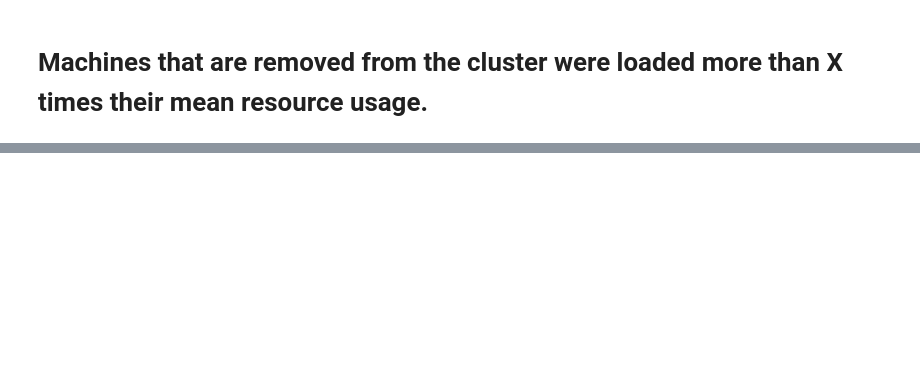
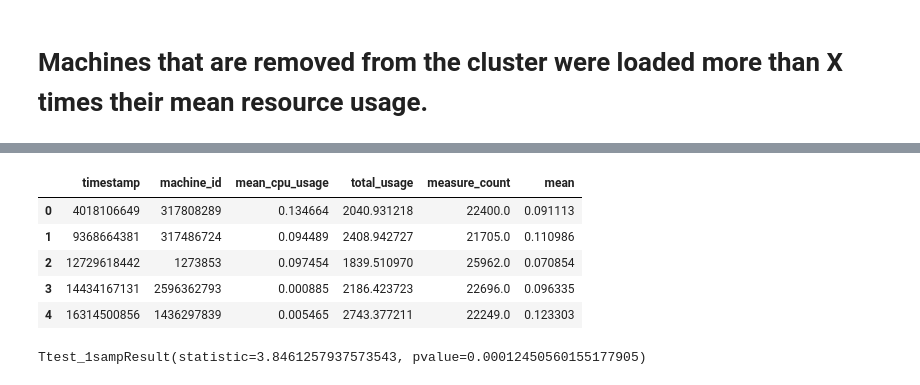
Before and after one commit to faizaan09/google-trace-analysis, a Jupyter notebook: explore.ipynb, the cells around one changed output, grey strips where cells are left out. Drawn from its saved outputs; the diff is of its cells as text; code cells hidden in the pictures; blank space fills up the shorter version.

Commit message:
merge conflicts resolved

```diff
--- a/explore.ipynb
+++ b/explore.ipynb
@@ -98,0 +167,35 @@ for index,row in df.iterrows():
+# %%
+mean_machine_usage.dropna(axis=0,how='all',inplace=True,thresh=2)
+mean_machine_usage['mean'] = mean_machine_usage['total_usage']/mean_machine_usage['measure_count']
+mean_machine_usage.to_csv('./data/mean_machine_usage.csv')
+# %%
+crash_usage = pd.read_csv(data_dir + "machine_events/part-00000-of-00001.csv.gz",header=None)
+crash_usage.columns = machine_events_header
+crash_usage['mean_cpu_usage'] = 0
+crash_usage = crash_usage[crash_usage['event_type'] ==1]
+# df = pd.read_csv(data_dir + "task_usage/part-%05d-of-00500.csv.gz" % i,header=None)
+# df.columns = task_usage_header
+# %%
+f = 0
+data = pd.read_csv(data_dir + "task_usage/part-%05d-of-00500.csv.gz" % f,header=None)
+data.columns = task_usage_header
+f+=1
+for ind in tqdm(crash_usage.index):
+    row = crash_usage.loc[ind]
+    while f < 500 and data[(data['end_time'] >= row['timestamp']) & (data['start_time'] <= row['timestamp'])].empty:
+
+        data = pd.read_csv(data_dir + "task_usage/part-%05d-of-00500.csv.gz" % f,header=None)
+        data.columns = task_usage_header
+        f+=1
+    data
+    temp = data[(data['end_time'] >= row['timestamp']) & (data['start_time'] <= row['timestamp'])]
+    crash_usage.loc[ind,'mean_cpu_usage'] = temp[temp['machine_id'] == row['machine_id']].sum()['mean_cpu_usage']
+
+#     df[df['end_time'] >= row['timestamp'] & df['start_time'] <= row['timestamp']]
+# df[df['end_time'] > crash_usage]
+# df.tail()
+# %%
+crash_usage = crash_usage[crash_usage['mean_cpu_usage'] != 0] #['mean_cpu_usage'].astype('bool').sum()/crash_usage.shape[0]
+crash_usage.reset_index(drop=True,inplace=True)
+crash_usage = crash_usage[['timestamp','machine_id','mean_cpu_usage']]
+crash_usage.to_csv('./data/crash_stats.csv')
@@ -98,0 +220,10 @@ for index,row in df.iterrows():
+# %%
+final = pd.merge(crash_usage,mean_machine_usage,on='machine_id')
+final.head()
+# %% [output]
+|  | timestamp | machine_id | mean_cpu_usage | total_usage | measure_count | mean |
+| 0 | 4018106649 | 317808289 | 0.134664 | 2040.931218 | 22400.0 | 0.091113 |
+| 1 | 9368664381 | 317486724 | 0.094489 | 2408.942727 | 21705.0 | 0.110986 |
+| 2 | 12729618442 | 1273853 | 0.097454 | 1839.510970 | 25962.0 | 0.070854 |
+| 3 | 14434167131 | 2596362793 | 0.000885 | 2186.423723 | 22696.0 | 0.096335 |
+| 4 | 16314500856 | 1436297839 | 0.005465 | 2743.377211 | 22249.0 | 0.123303 |
@@ -98,0 +232,4 @@ for index,row in df.iterrows():
+# %%
+ttest_1samp(final['mean_cpu_usage'],usage_mean*1.5)
+# %% [output]
+Ttest_1sampResult(statistic=3.8461257937573543, pvalue=0.00012450560155177905)
```
Also changed, not shown: parts of 23 cells of this notebook, 4 other files.
